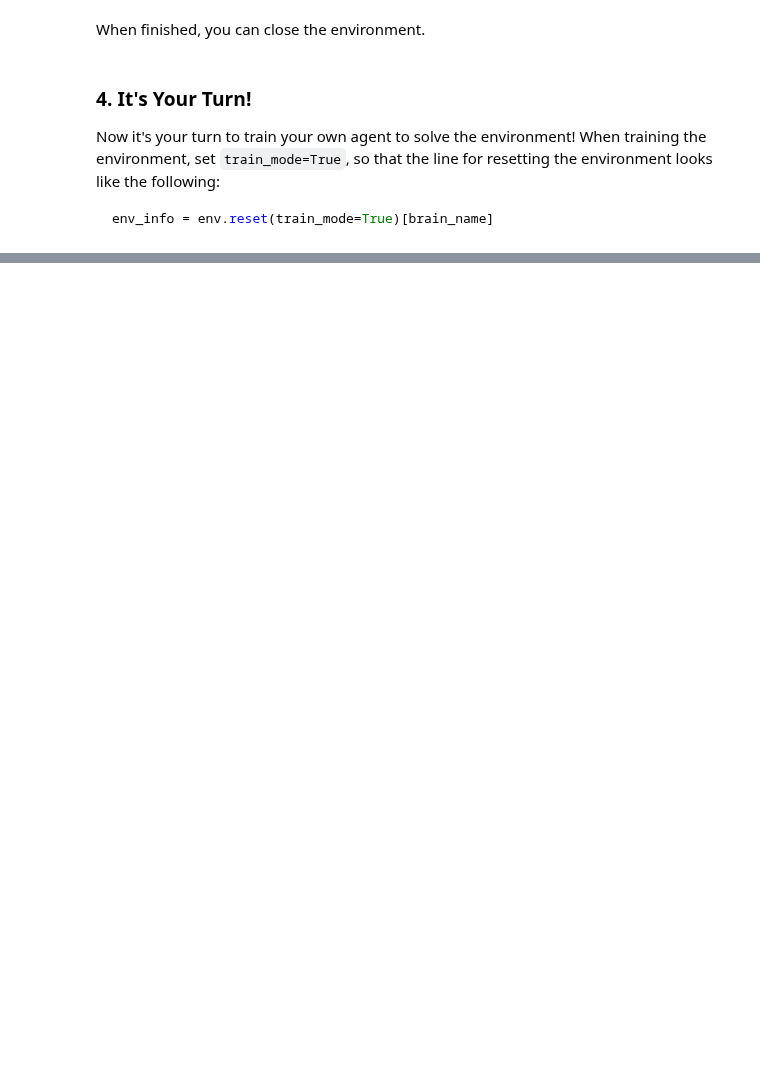
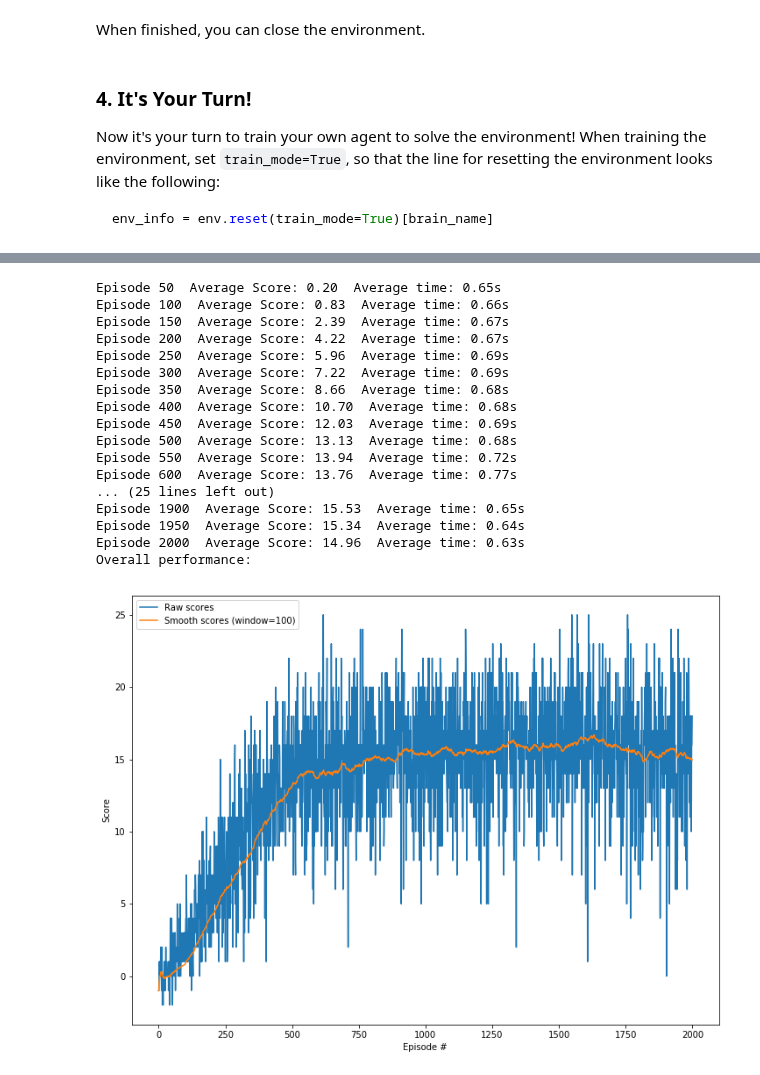
Before and after one commit to yanwang10/drlnd-navigation, a Jupyter notebook: Navigation.ipynb, the cells around one changed output, grey strips where cells are left out. Saved outputs shown, nothing was run; the diff lists cells and outputs as text; code cells hidden in the pictures; blank space fills up the shorter version.

```diff
--- a/Navigation.ipynb
+++ b/Navigation.ipynb
@@ -231,0 +245,26 @@ Overall performance:
+# %%
+# Set an unachievable target to force the agent finish all 2000 episodes.
+raw_scores, smooth_scores = dqn(n_episodes=2000, target=100.)
+
+# plot the scores
+print('Overall performance:')
+plot_scores(raw_scores, smooth_scores, figsize=(12, 9))
+# %% [output]
+Episode 50  Average Score: 0.20  Average time: 0.65s
+Episode 100  Average Score: 0.83  Average time: 0.66s
+Episode 150  Average Score: 2.39  Average time: 0.67s
+Episode 200  Average Score: 4.22  Average time: 0.67s
+Episode 250  Average Score: 5.96  Average time: 0.69s
+Episode 300  Average Score: 7.22  Average time: 0.69s
+Episode 350  Average Score: 8.66  Average time: 0.68s
+Episode 400  Average Score: 10.70  Average time: 0.68s
+Episode 450  Average Score: 12.03  Average time: 0.69s
+Episode 500  Average Score: 13.13  Average time: 0.68s
+Episode 550  Average Score: 13.94  Average time: 0.72s
+Episode 600  Average Score: 13.76  Average time: 0.77s
+... (25 lines left out)
+Episode 1900  Average Score: 15.53  Average time: 0.65s
+Episode 1950  Average Score: 15.34  Average time: 0.64s
+Episode 2000  Average Score: 14.96  Average time: 0.63s
+Overall performance:
+[figure, added]
```
Also changed, not shown: parts of 5 cells of this notebook, 3 other files.
